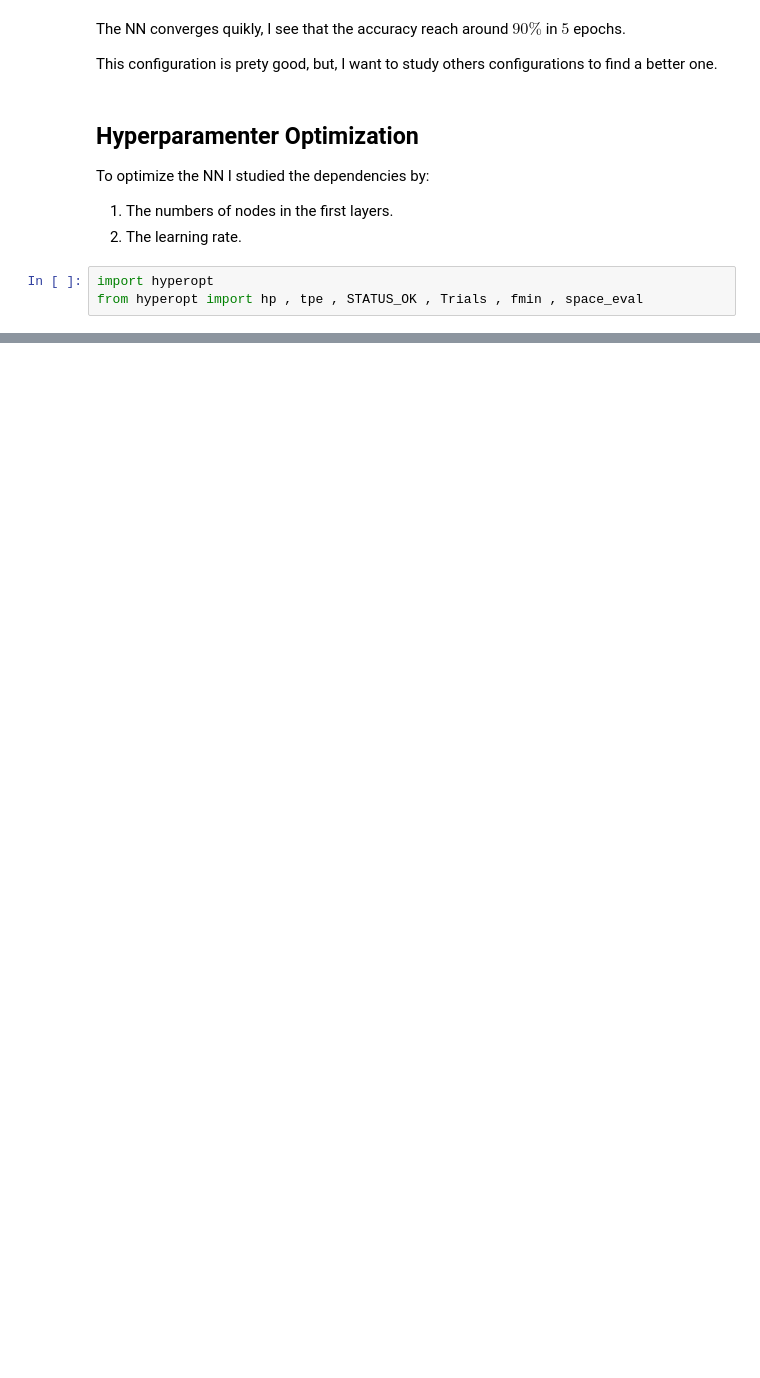
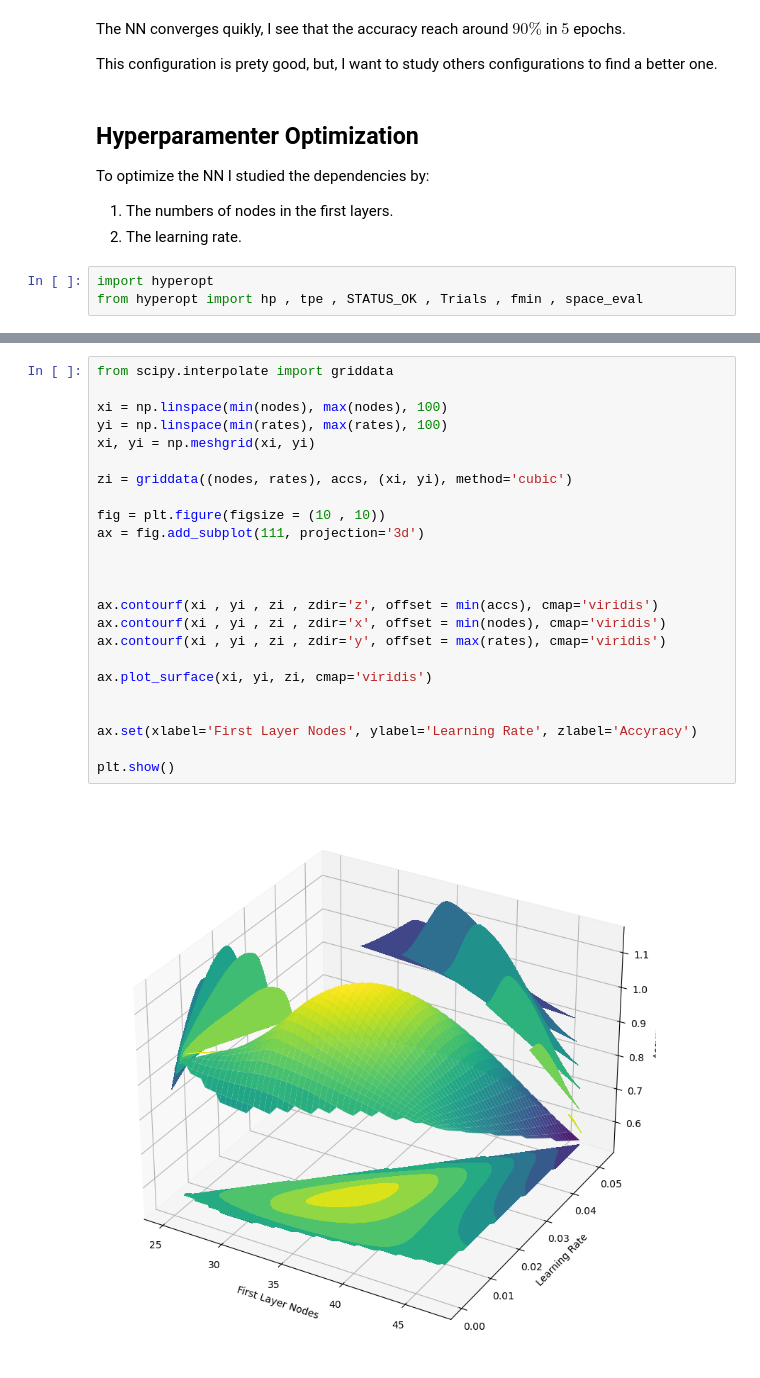
Before and after one commit to sergio-egm/Deep-Learning, a Jupyter notebook: Project/analize.ipynb, the cells around one changed output, grey strips where cells are left out. Drawn from its saved outputs; the diff is of its cells as text; blank space fills up the shorter version.

```diff
--- a/Project/analize.ipynb
+++ b/Project/analize.ipynb
@@ -237,0 +329,26 @@ Epoch 5/5
+# %%
+from scipy.interpolate import griddata
+
+xi = np.linspace(min(nodes), max(nodes), 100)
+yi = np.linspace(min(rates), max(rates), 100)
+xi, yi = np.meshgrid(xi, yi)
+
+zi = griddata((nodes, rates), accs, (xi, yi), method='cubic')
+
+fig = plt.figure(figsize = (10 , 10))
+ax = fig.add_subplot(111, projection='3d')
+
+
+
+ax.contourf(xi , yi , zi , zdir='z', offset = min(accs), cmap='viridis')
+ax.contourf(xi , yi , zi , zdir='x', offset = min(nodes), cmap='viridis')
+ax.contourf(xi , yi , zi , zdir='y', offset = max(rates), cmap='viridis')
+
+ax.plot_surface(xi, yi, zi, cmap='viridis')
+
+
+ax.set(xlabel='First Layer Nodes', ylabel='Learning Rate', zlabel='Accyracy')
+
+plt.show()
+# %% [output]
+[figure, added]
```
Also changed, not shown: parts of 13 cells of this notebook.
